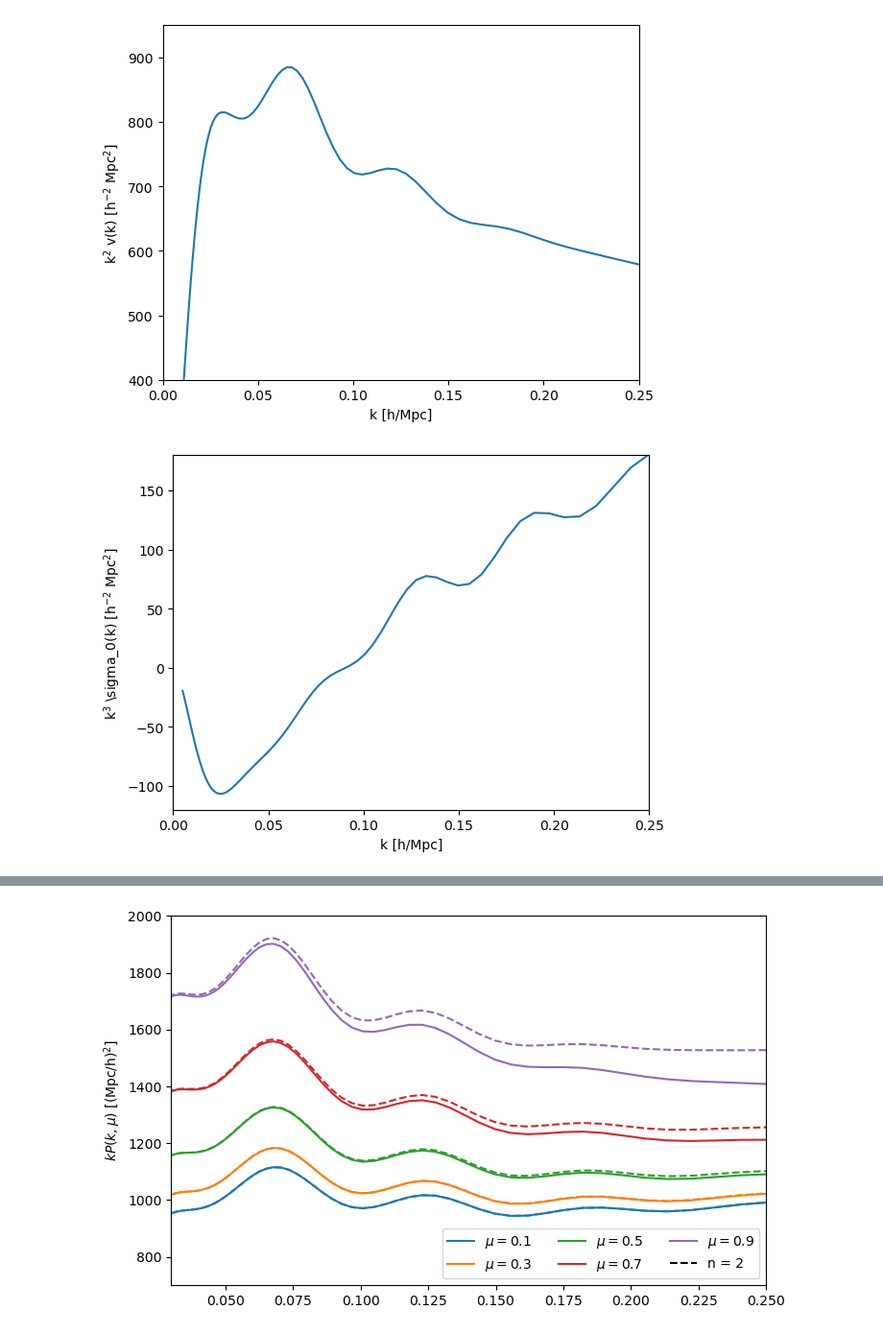
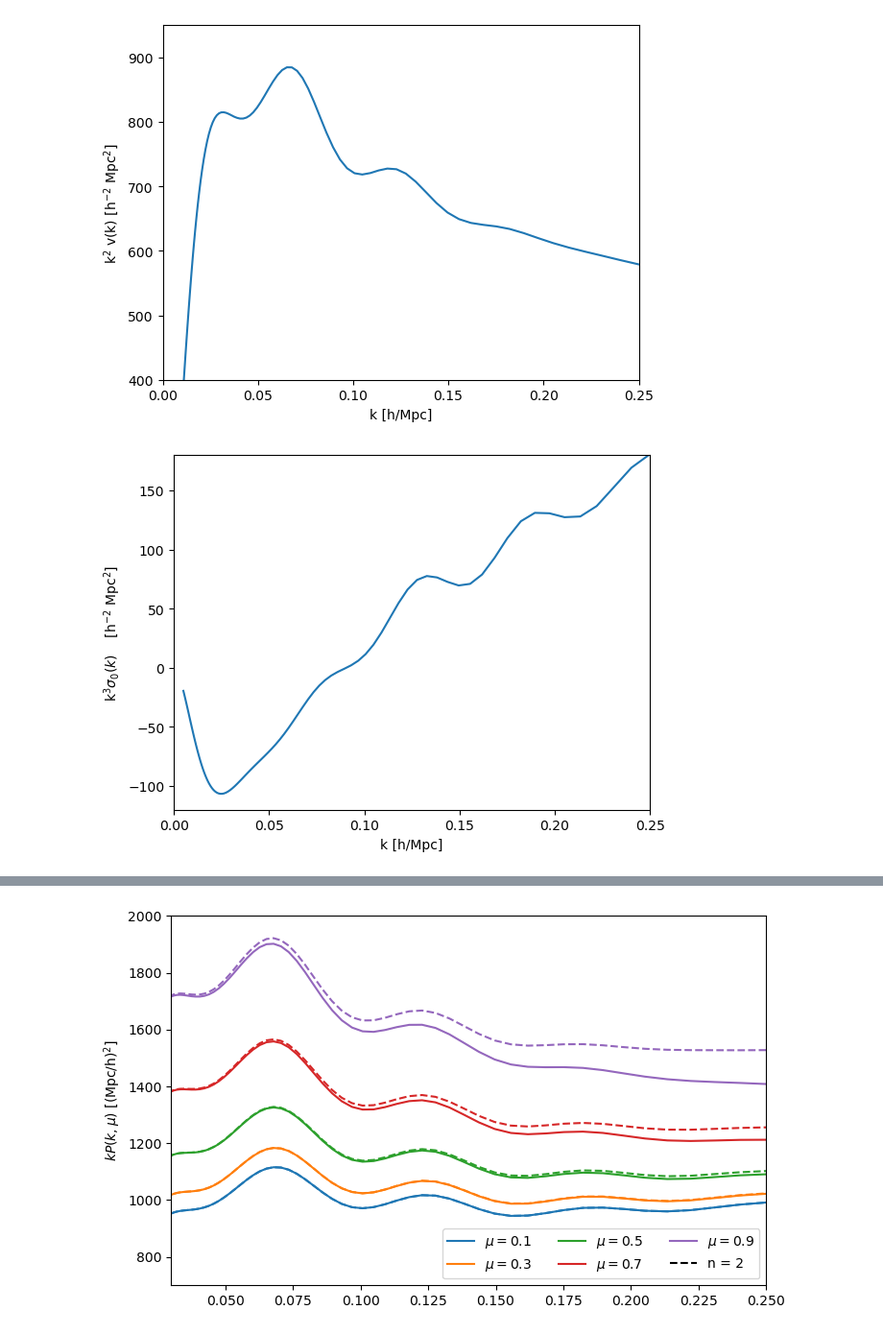
Before and after one commit to sfschen/velocileptors, a Jupyter notebook: EPT Examples.ipynb, the cells around one changed output, grey strips where cells are left out. Shown: that part at 96% size. Drawn from its saved outputs; the diff is of its cells as text; code cells hidden in the pictures.

```diff
--- a/EPT Examples.ipynb
+++ b/EPT Examples.ipynb
@@ -74,14 +75,14 @@ plt.show()
 # %%
 s0th, s2th = mome.combine_bias_terms_sk(b1,b2,bs,b3,alpha0,alpha2,s0)
 plt.plot(mome.kv, f**2 * mome.kv**3 * s0th)
 
-plt.ylabel(r'k$^3$ \sigma_0(k) [h$^{-2}$ Mpc$^2$]')
+plt.ylabel(r'k$^3 \sigma_0(k)\quad$ [h$^{-2}$ Mpc$^2$]')
 plt.xlim(0,0.25)
 plt.ylim(-120,180)
 plt.xlabel('k [h/Mpc]')
 plt.show()
 # %% [output]
-[figure, old version]
+[figure, new version]
 # %%
 plt.plot(mome.kv, f**2 * mome.kv**3 * s2th)
 
```
Also changed, not shown: parts of 19 cells of this notebook.
